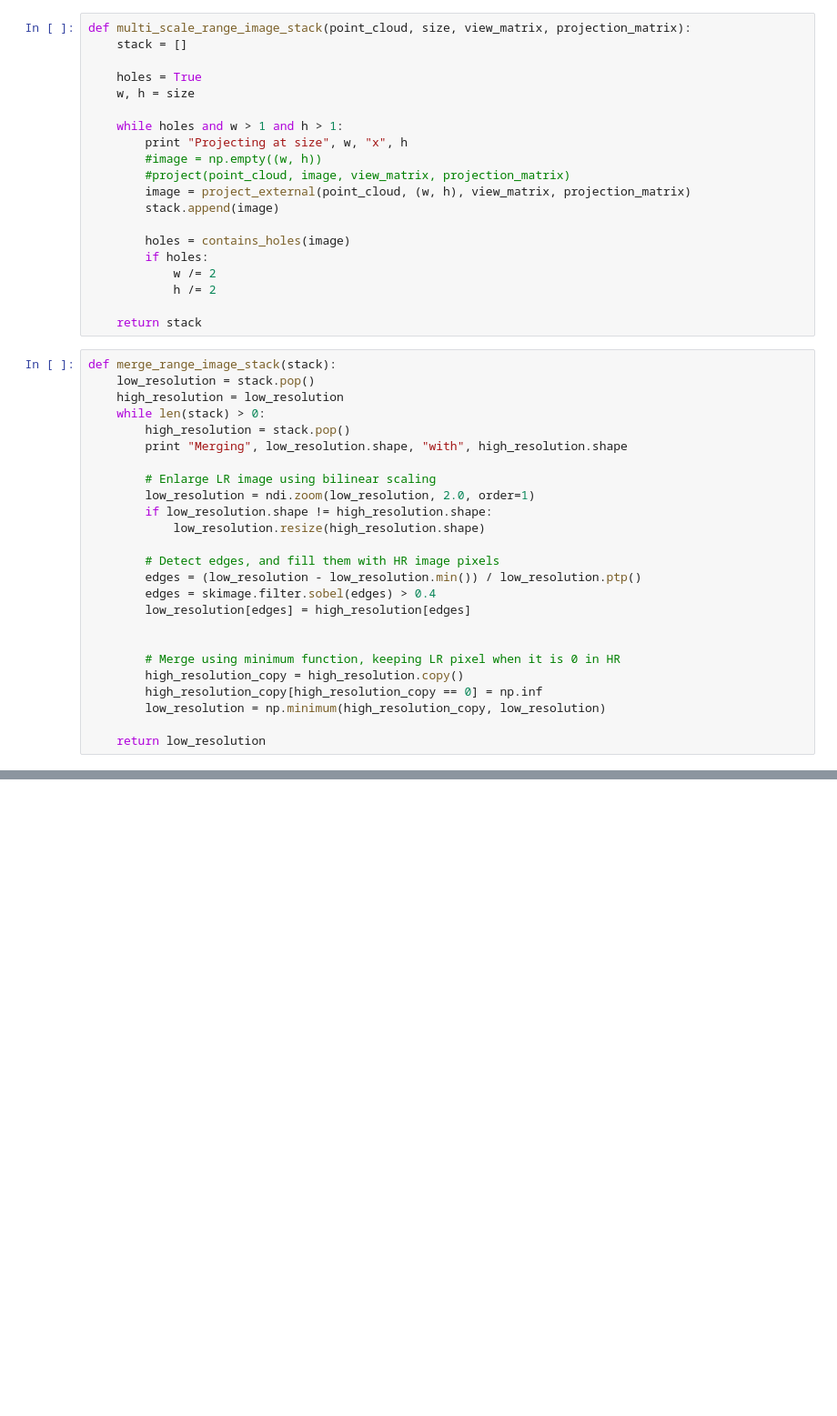
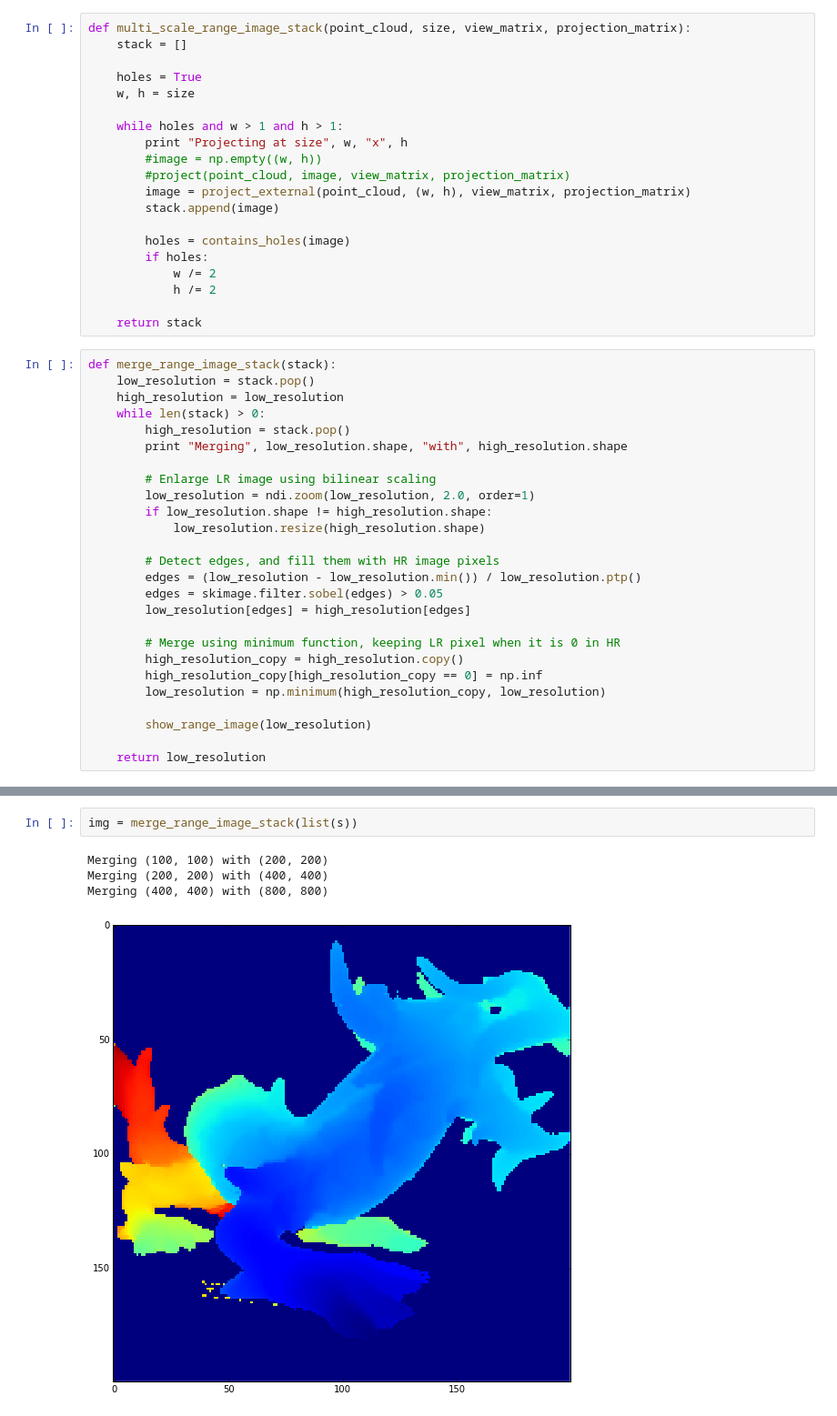
Before and after one commit to timlenertz/info-h-500, a Jupyter notebook: superresolution.ipynb, the cells around one changed output, grey strips where cells are left out. Shown at 91% size. Drawn from its saved outputs; the diff is of its cells as text; blank space fills up the shorter version.

```diff
--- a/superresolution.ipynb
+++ b/superresolution.ipynb
@@ -155,13 +154,14 @@ def merge_range_image_stack(stack):
 
         # Detect edges, and fill them with HR image pixels
         edges = (low_resolution - low_resolution.min()) / low_resolution.ptp()
-        edges = skimage.filter.sobel(edges) > 0.4
+        edges = skimage.filter.sobel(edges) > 0.05
         low_resolution[edges] = high_resolution[edges]
-
 
         # Merge using minimum function, keeping LR pixel when it is 0 in HR
         high_resolution_copy = high_resolution.copy()
         high_resolution_copy[high_resolution_copy == 0] = np.inf
         low_resolution = np.minimum(high_resolution_copy, low_resolution)
 
+        show_range_image(low_resolution)
+
     return low_resolution
@@ -196,0 +215,7 @@ Merging (400, 400) with (800, 800)
+# %%
+img = merge_range_image_stack(list(s))
+# %% [output]
+Merging (100, 100) with (200, 200)
+Merging (200, 200) with (400, 400)
+Merging (400, 400) with (800, 800)
+[figure, added]
```
Also changed, not shown: parts of 17 cells of this notebook, 1 other file.
